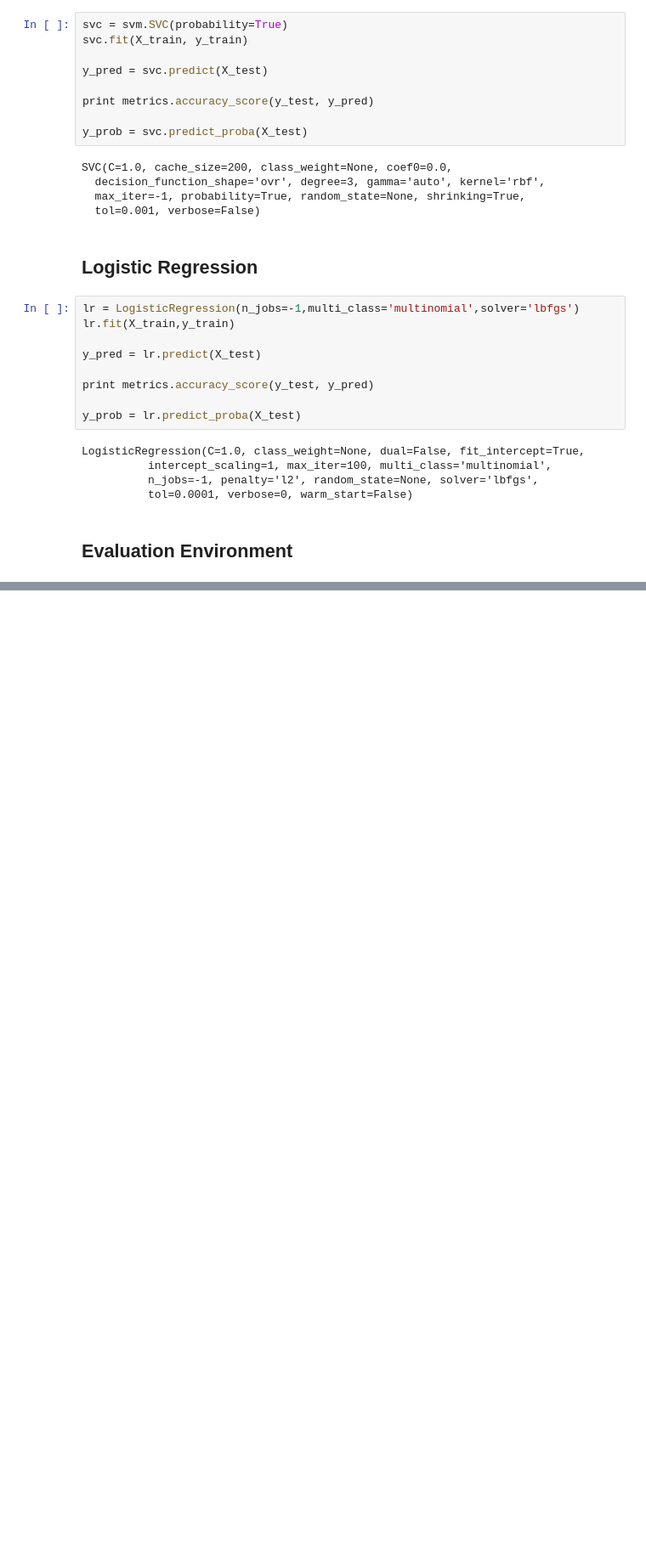
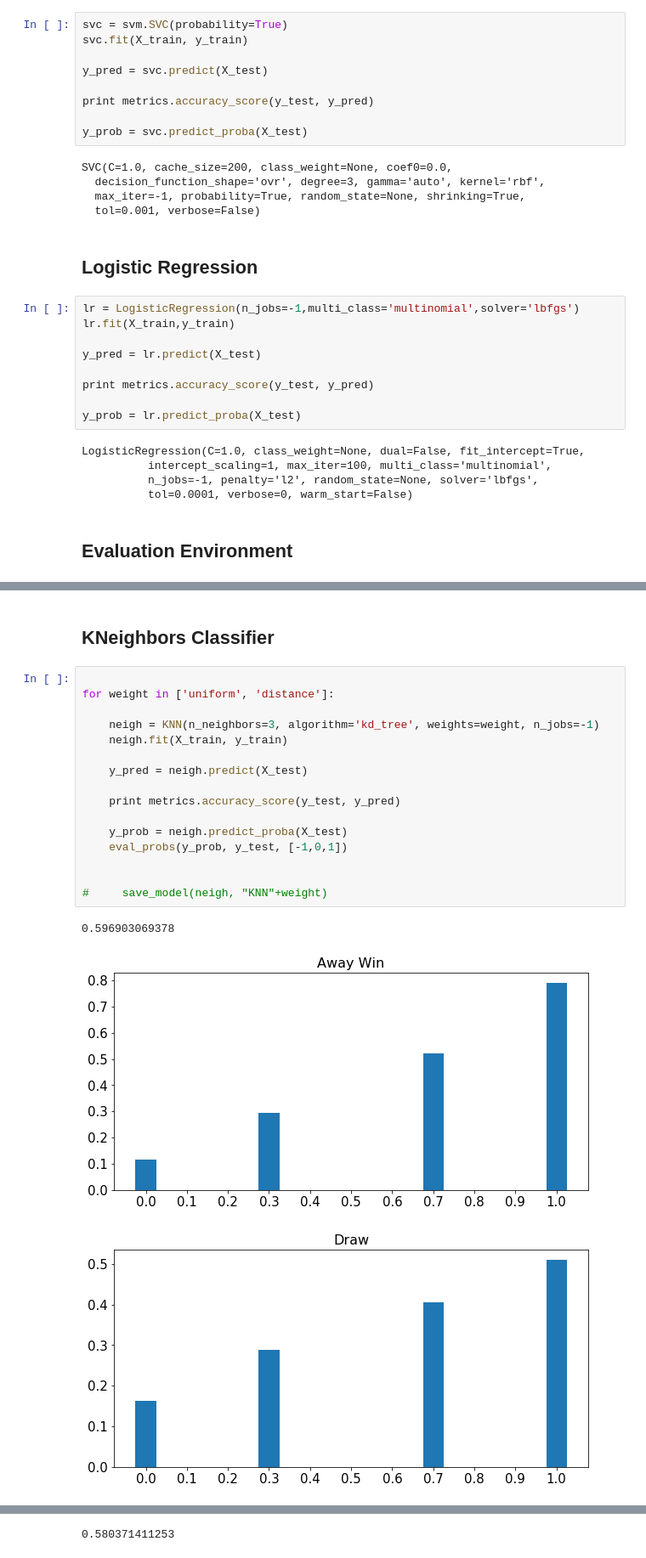
Before and after one commit to jay-z007/CSE519-2017-111463646, a Jupyter notebook: Project/model.ipynb, the cells around one changed output, grey strips where cells are left out. Shown: that part at 85% size. Drawn from its saved outputs; the diff is of its cells as text; blank space fills up the shorter version.

```diff
--- a/Project/model.ipynb
+++ b/Project/model.ipynb
@@ -124,3 +131,25 @@ eval_probs(y_prob, [-1, 0, 1])
 [figure]
 [figure]
 [figure]
+# %% [markdown]
+## KNeighbors Classifier
+# %%
+
+for weight in ['uniform', 'distance']:
+
+    neigh = KNN(n_neighbors=3, algorithm='kd_tree', weights=weight, n_jobs=-1)
+    neigh.fit(X_train, y_train)
+
+    y_pred = neigh.predict(X_test)
+
+    print metrics.accuracy_score(y_test, y_pred)
+
+    y_prob = neigh.predict_proba(X_test)
+    eval_probs(y_prob, y_test, [-1,0,1])
+
+
+#     save_model(neigh, "KNN"+weight)
+# %% [output]
+0.596903069378
+[figure, added]
+[figure, added]
@@ -126,0 +157 @@ eval_probs(y_prob, [-1, 0, 1])
+0.580371411253
```
Also changed, not shown: parts of 3 cells of this notebook.
